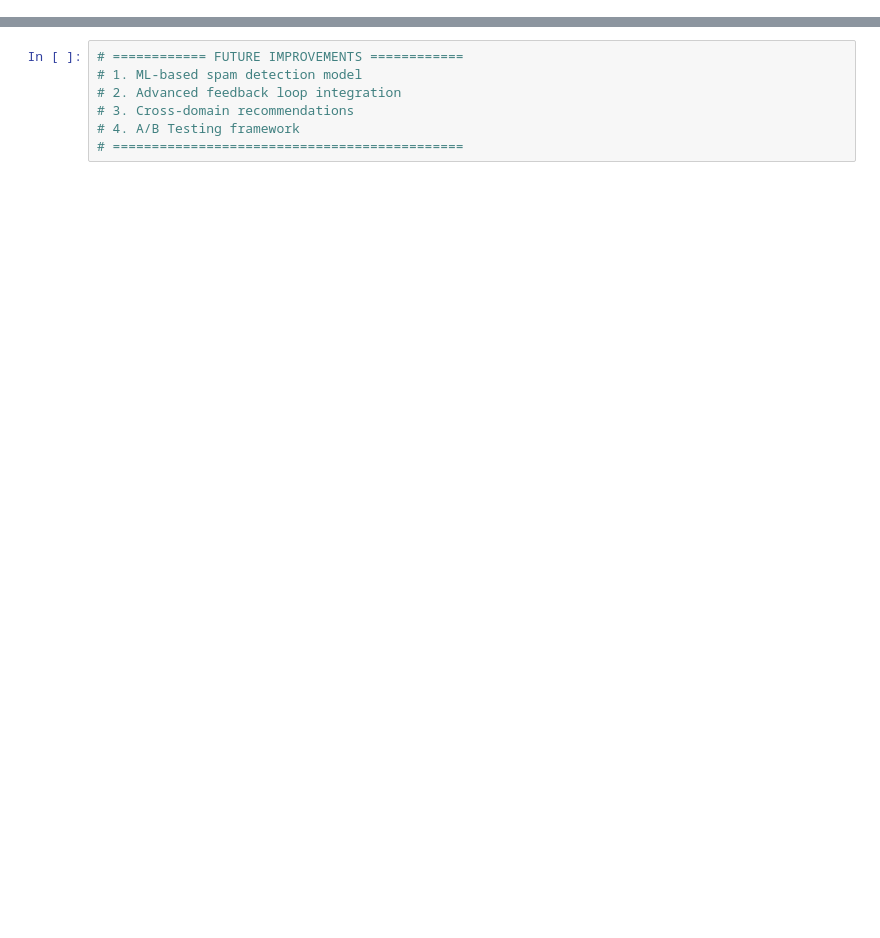
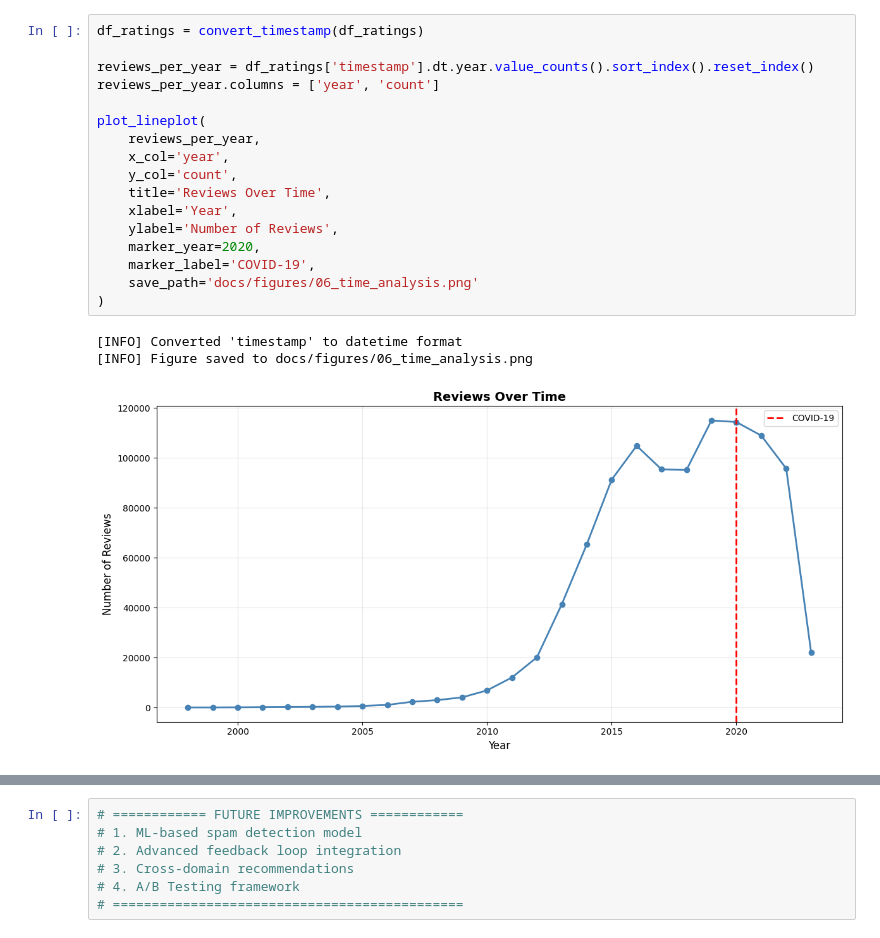
Before and after one commit to HossamAhmed119/Personalized-Recommendation-System-with-Feedback-Loop, a Jupyter notebook: notebooks/01_EDA.ipynb, the cells around one changed output, grey strips where cells are left out. Cells and saved outputs as stored; diff of their text form; blank space fills up the shorter version.

```diff
--- a/notebooks/01_EDA.ipynb
+++ b/notebooks/01_EDA.ipynb
@@ -576,0 +179,21 @@ plt.show()
+# %%
+df_ratings = convert_timestamp(df_ratings)
+
+reviews_per_year = df_ratings['timestamp'].dt.year.value_counts().sort_index().reset_index()
+reviews_per_year.columns = ['year', 'count']
+
+plot_lineplot(
+    reviews_per_year,
+    x_col='year',
+    y_col='count',
+    title='Reviews Over Time',
+    xlabel='Year',
+    ylabel='Number of Reviews',
+    marker_year=2020,
+    marker_label='COVID-19',
+    save_path='docs/figures/06_time_analysis.png'
+)
+# %% [output]
+[INFO] Converted 'timestamp' to datetime format
+[INFO] Figure saved to docs/figures/06_time_analysis.png
+[figure, added]
```
Also changed, not shown: parts of 85 cells of this notebook, 34 other files.
